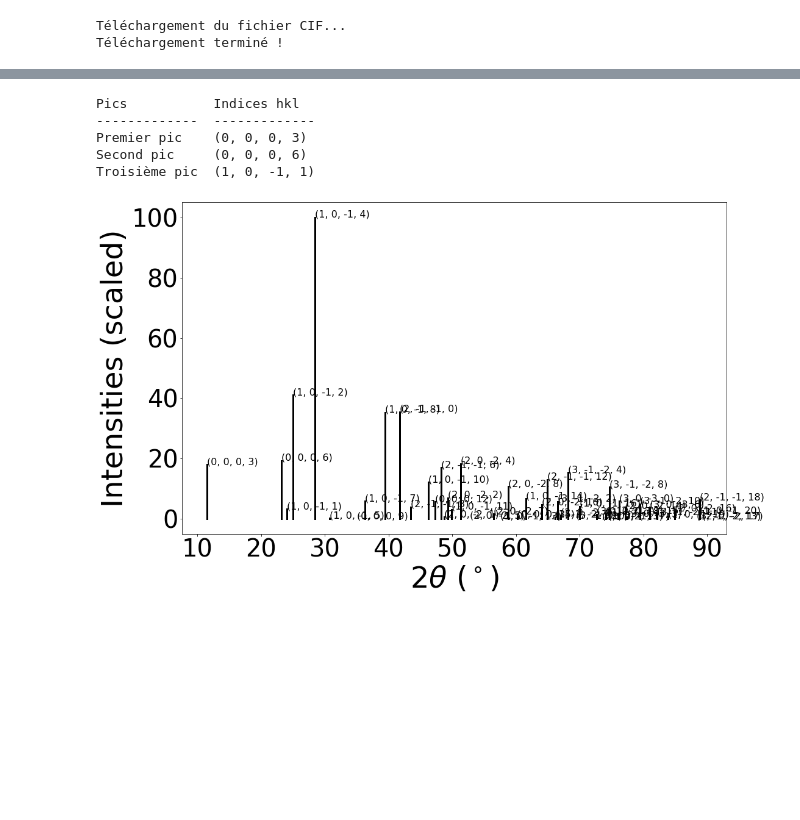
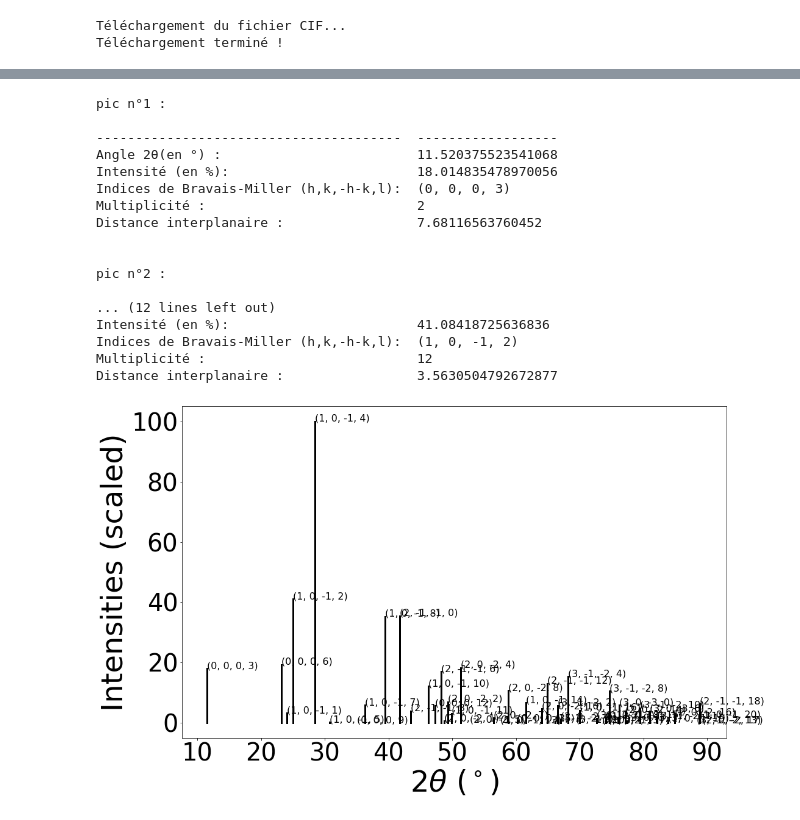
Before and after one commit to anmoureaux/lmapr1492, a Jupyter notebook: xrd.ipynb, the cells around one changed output, grey strips where cells are left out. Saved outputs shown, nothing was run; the diff lists cells and outputs as text; code cells hidden in the pictures; blank space fills up the shorter version.

```diff
--- a/xrd.ipynb
+++ b/xrd.ipynb
@@ -18,19 +30,44 @@ Téléchargement terminé !
 xrd = XRDCalculator(symprec=0.1)
 xrdpattern = xrd.get_pattern(structure)
 hkls = xrdpattern.hkls
-# %%
-#affichage des résultats
-print("\n")
-print(tabulate([
-	["Premier pic",str(xrdpattern.hkls[0][0]["hkl"])],
-	["Second pic",str(hkls[1][0]["hkl"])],
-	["Troisième pic",str(hkls[2][0]["hkl"])]],
-	headers=["Pics","Indices hkl"]))
-xrd.show_plot(structure)
-# %% [output]
-Pics           Indices hkl
--------------  -------------
-Premier pic    (0, 0, 0, 3)
-Second pic     (0, 0, 0, 6)
-Troisième pic  (1, 0, -1, 1)
-[figure, removed]
+# %%
+#affichage des résultats
+for i in range(0,3):
+    if i==2:
+        print(tabulate([
+            ["Angle 2\u03B8(en \u00b0) : ",str(xrdpattern.x[i+1])],
+            ["Intensité (en \u0025): ",str(xrdpattern.y[i+1])],
+            ["Indices de Bravais-Miller (h,k,-h-k,l): ",str(xrdpattern.hkls[i+1][0]['hkl'])],
+            ["Multiplicité : ",str(xrdpattern.hkls[i+1][0]['multiplicity'])],
+            ["Distance interplanaire : ",xrdpattern.d_hkls[i+1]]],
+            headers=["pic n\u00b0"+str(i+2)+" :\n",""]))
+        print("\n")
+    else :
+        print(tabulate([
+            ["Angle 2\u03B8(en \u00b0) : ",str(xrdpattern.x[i])],
+            ["Intensité (en \u0025): ",str(xrdpattern.y[i])],
+            ["Indices de Bravais-Miller (h,k,-h-k,l): ",str(xrdpattern.hkls[i][0]['hkl'])],
+            ["Multiplicité : ",str(xrdpattern.hkls[i][0]['multiplicity'])],
+            ["Distance interplanaire : ",xrdpattern.d_hkls[i]]],
+            headers=["pic n\u00b0"+str(i+1)+" :\n",""]))
+        print("\n")
+xrd.show_plot(structure)
+# %% [output]
+pic n°1 :
+
+---------------------------------------  ------------------
+Angle 2θ(en °) :                         11.520375523541068
+Intensité (en %):                        18.014835478970056
+Indices de Bravais-Miller (h,k,-h-k,l):  (0, 0, 0, 3)
+Multiplicité :                           2
+Distance interplanaire :                 7.68116563760452
+
+
+pic n°2 :
+
+... (12 lines left out)
+Intensité (en %):                        41.08418725636836
+Indices de Bravais-Miller (h,k,-h-k,l):  (1, 0, -1, 2)
+Multiplicité :                           12
+Distance interplanaire :                 3.5630504792672877
+[figure, added]
```
Also changed, not shown: parts of 6 cells of this notebook.
